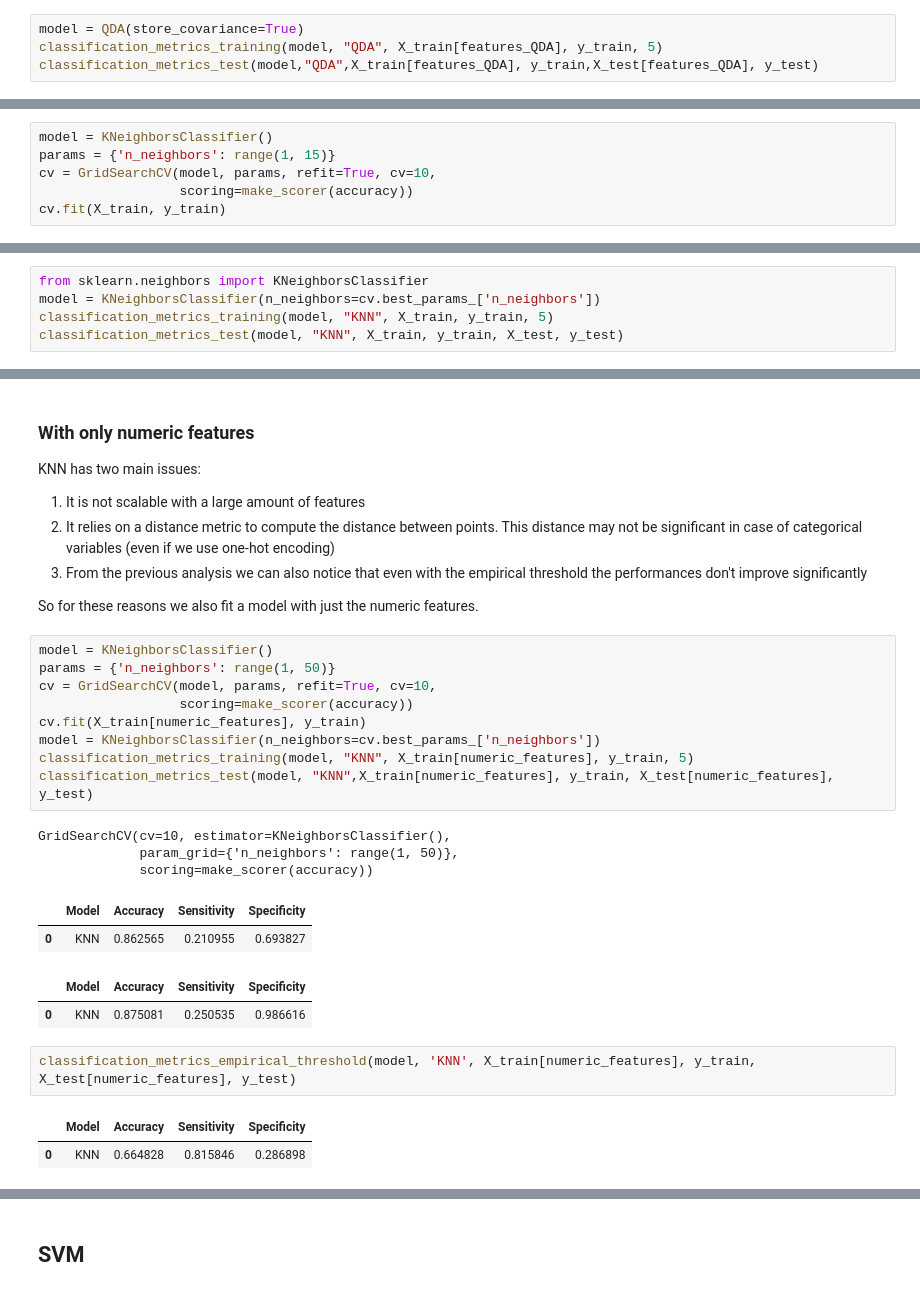
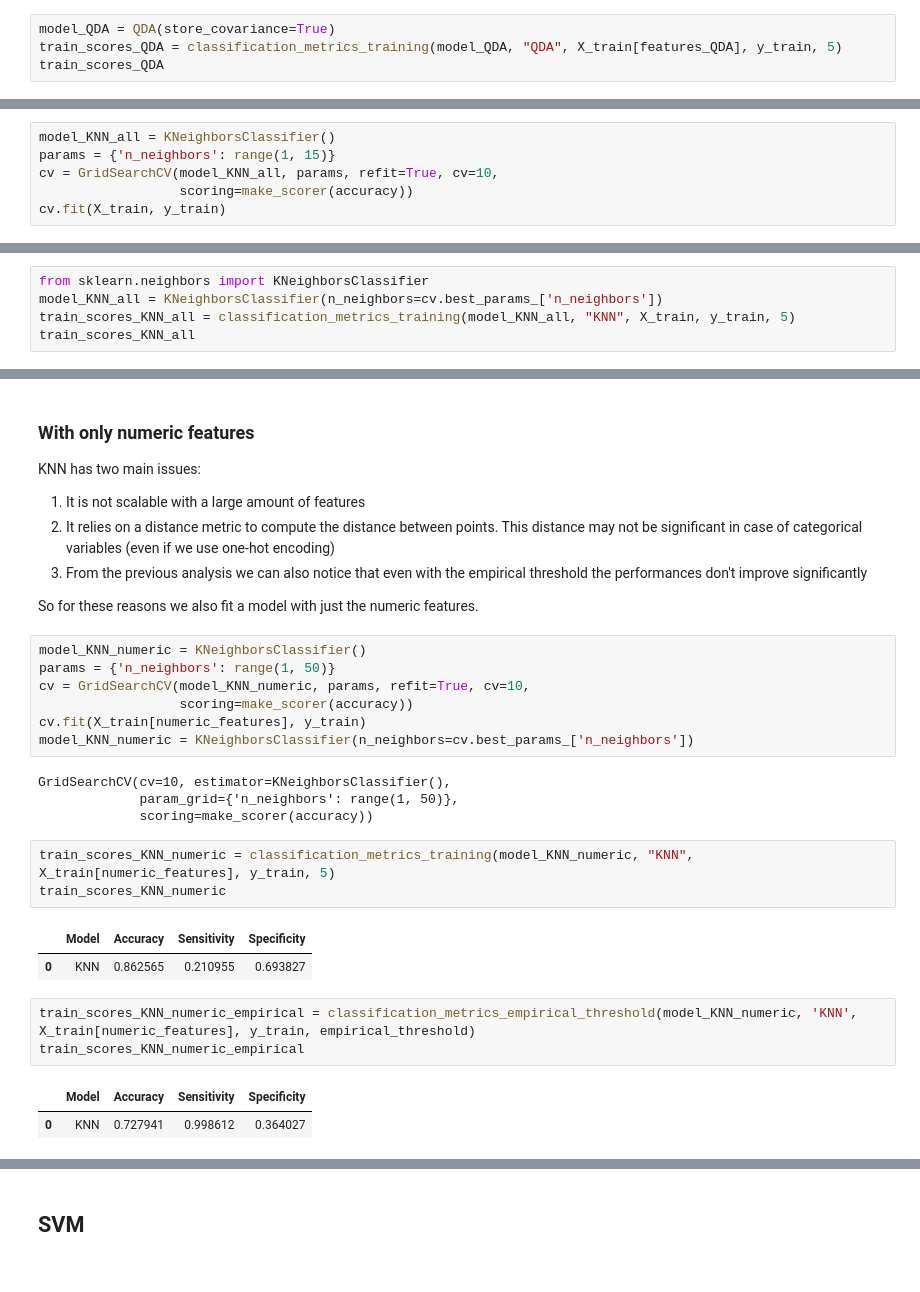
Before and after one commit to sararesta/ML-Homework, a Jupyter notebook: Classification-Copy1.ipynb, the cells around one changed output, grey strips where cells are left out. Drawn from its saved outputs; the diff is of its cells as text.

```diff
--- a/Classification-Copy1.ipynb
+++ b/Classification-Copy1.ipynb
@@ -478,9 +487,9 @@ features_QDA
 # %% [markdown]
 ### Evaluation
 # %%
-model = QDA(store_covariance=True)
-classification_metrics_training(model, "QDA", X_train[features_QDA], y_train, 5)
-classification_metrics_test(model,"QDA",X_train[features_QDA], y_train,X_test[features_QDA], y_test)
+model_QDA = QDA(store_covariance=True)
+train_scores_QDA = classification_metrics_training(model_QDA, "QDA", X_train[features_QDA], y_train, 5)
+train_scores_QDA
 # %% [output]
 |  | Model | Accuracy | Sensitivity | Specificity |
 | 0 | QDA | 0.889706 | 0.46423 | 0.729627 |
@@ -502,9 +516,9 @@ from sklearn.model_selection import GridSearchCV
 import warnings
 warnings.filterwarnings("ignore")
 # %%
-model = KNeighborsClassifier()
+model_KNN_all = KNeighborsClassifier()
 params = {'n_neighbors': range(1, 15)}
-cv = GridSearchCV(model, params, refit=True, cv=10,
+cv = GridSearchCV(model_KNN_all, params, refit=True, cv=10,
                   scoring=make_scorer(accuracy))
 cv.fit(X_train, y_train)
 # %% [output]
@@ -513,9 +527,9 @@ GridSearchCV(cv=10, estimator=KNeighborsClassifier(),
              scoring=make_scorer(accuracy))
 # %%
 from sklearn.neighbors import KNeighborsClassifier
-model = KNeighborsClassifier(n_neighbors=cv.best_params_['n_neighbors'])
-classification_metrics_training(model, "KNN", X_train, y_train, 5)
-classification_metrics_test(model, "KNN", X_train, y_train, X_test, y_test)
+model_KNN_all = KNeighborsClassifier(n_neighbors=cv.best_params_['n_neighbors'])
+train_scores_KNN_all = classification_metrics_training(model_KNN_all, "KNN", X_train, y_train, 5)
+train_scores_KNN_all
 # %% [output]
 |  | Model | Accuracy | Sensitivity | Specificity |
 | 0 | KNN | 0.862673 | 0.211649 | 0.694549 |
@@ -535,24 +554,25 @@ KNN has two main issues:
 
 So for these reasons we also fit a model with just the numeric features.
 # %%
-model = KNeighborsClassifier()
+model_KNN_numeric = KNeighborsClassifier()
 params = {'n_neighbors': range(1, 50)}
-cv = GridSearchCV(model, params, refit=True, cv=10,
+cv = GridSearchCV(model_KNN_numeric, params, refit=True, cv=10,
                   scoring=make_scorer(accuracy))
 cv.fit(X_train[numeric_features], y_train)
-model = KNeighborsClassifier(n_neighbors=cv.best_params_['n_neighbors'])
-classification_metrics_training(model, "KNN", X_train[numeric_features], y_train, 5)
-classification_metrics_test(model, "KNN",X_train[numeric_features], y_train, X_test[numeric_features], y_test)
+model_KNN_numeric = KNeighborsClassifier(n_neighbors=cv.best_params_['n_neighbors'])
 # %% [output]
 GridSearchCV(cv=10, estimator=KNeighborsClassifier(),
              param_grid={'n_neighbors': range(1, 50)},
              scoring=make_scorer(accuracy))
-|  | Model | Accuracy | Sensitivity | Specificity |
-| 0 | KNN | 0.862565 | 0.210955 | 0.693827 |
-|  | Model | Accuracy | Sensitivity | Specificity |
-| 0 | KNN | 0.875081 | 0.250535 | 0.986616 |
+# %%
+train_scores_KNN_numeric = classification_metrics_training(model_KNN_numeric, "KNN", X_train[numeric_features], y_train, 5)
+train_scores_KNN_numeric
+# %% [output]
+|  | Model | Accuracy | Sensitivity | Specificity |
+| 0 | KNN | 0.862565 | 0.210955 | 0.693827 |
 # %%
-classification_metrics_empirical_threshold(model, 'KNN', X_train[numeric_features], y_train, X_test[numeric_features], y_test)
+train_scores_KNN_numeric_empirical = classification_metrics_empirical_threshold(model_KNN_numeric, 'KNN', X_train[numeric_features], y_train, empirical_threshold)
+train_scores_KNN_numeric_empirical
 # %% [output]
 |  | Model | Accuracy | Sensitivity | Specificity |
-| 0 | KNN | 0.664828 | 0.815846 | 0.286898 |
+| 0 | KNN | 0.727941 | 0.998612 | 0.364027 |
```
Also changed, not shown: parts of 25 cells of this notebook, 2 other files.
